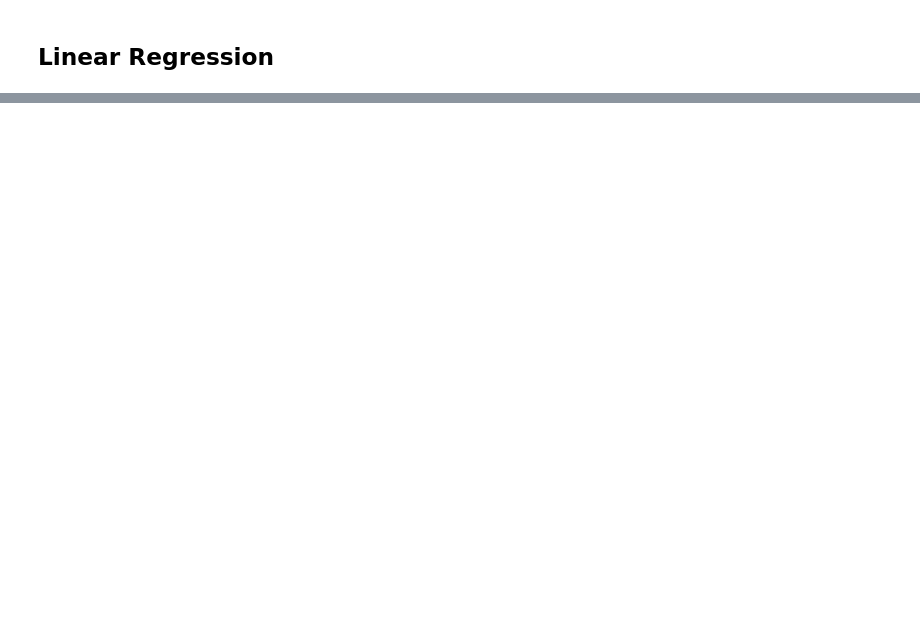
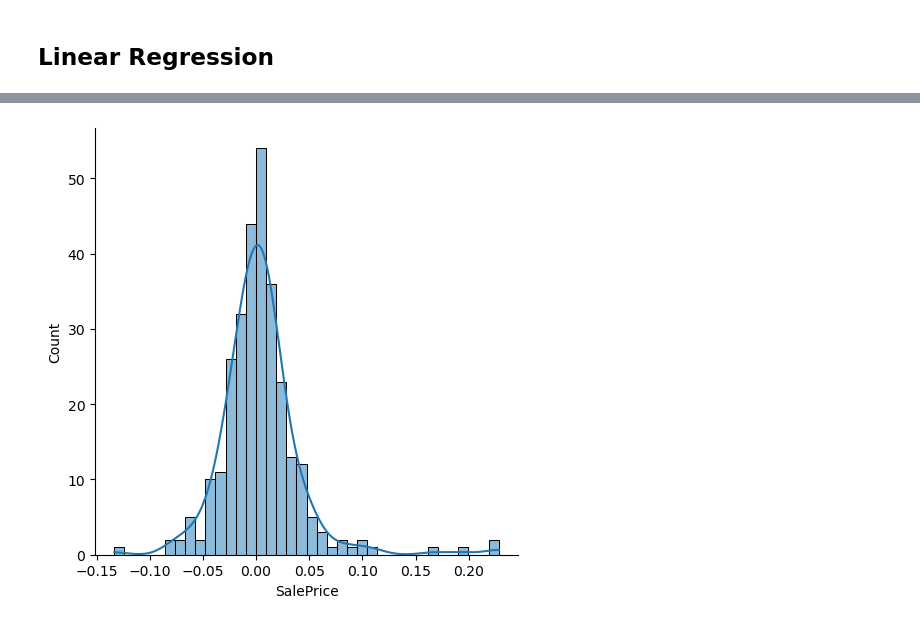
Before and after one commit to Debnath-Goutam/Housing, a Jupyter notebook: Housing.ipynb, the cells around one changed output, grey strips where cells are left out. Drawn from its saved outputs; the diff is of its cells as text; code cells hidden in the pictures; blank space fills up the shorter version.

```diff
--- a/Housing.ipynb
+++ b/Housing.ipynb
@@ -402,0 +507,4 @@ from sklearn.linear_model import Ridge
+# %%
+las = Lasso(alpha=lasso_cv.alpha_)
+# %%
+las.fit(X_train, y_train)
@@ -402,0 +525,2 @@ from sklearn.linear_model import Ridge
+# %%
+y_pred_las_test = las.predict(X_test)
@@ -402,0 +580,7 @@ from sklearn.linear_model import Ridge
+# %%
+red_las = y_test - y_pred_las_test
+# %%
+sns.displot(red_las, kde=True)
+plt.show()
+# %% [output]
+[figure, added]
```
Also changed, not shown: parts of 65 cells of this notebook.
